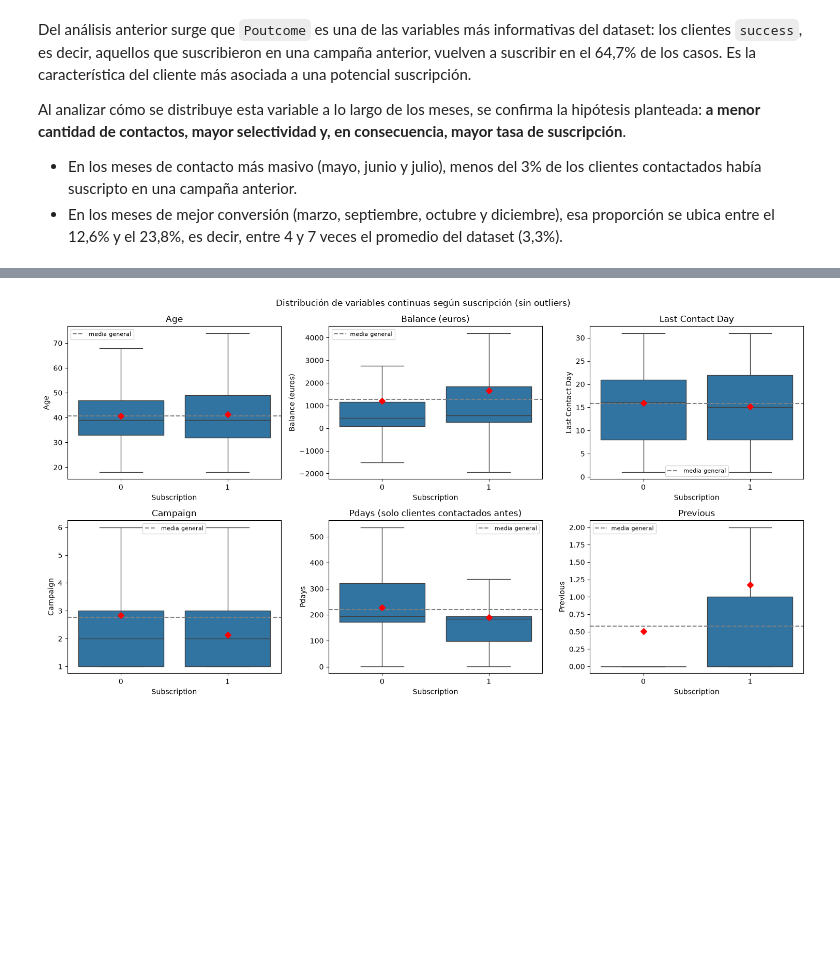
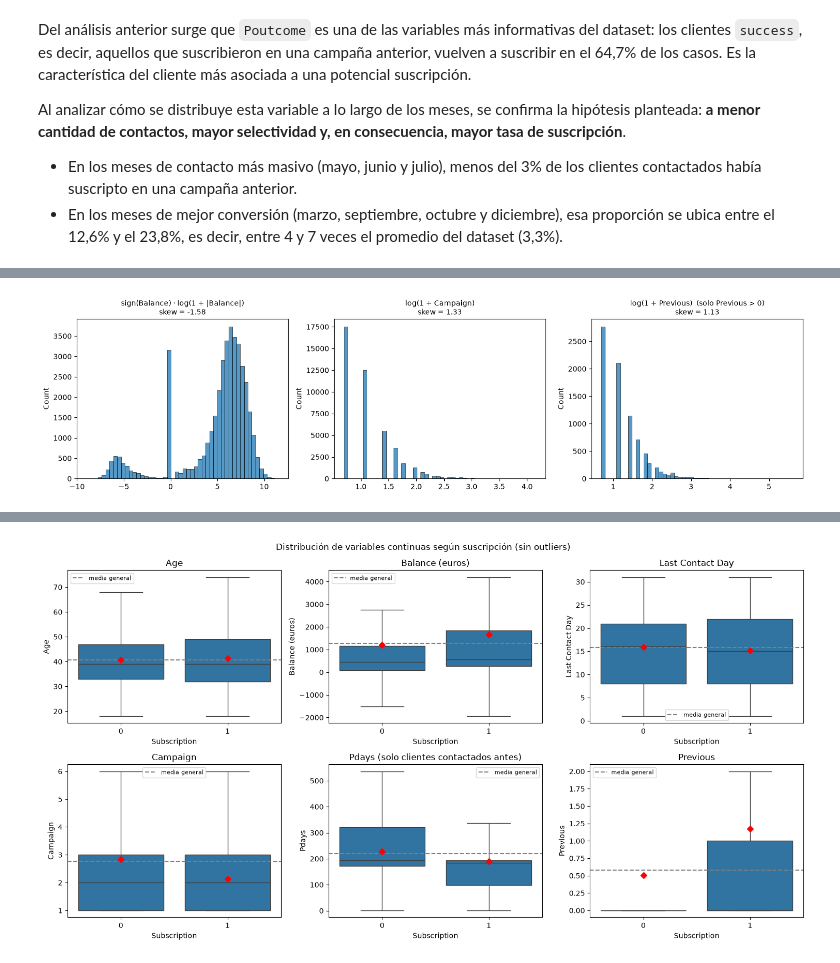
Before and after one commit to nach0osole/data_science_utn_clusterai2026_Sole, a Jupyter notebook: clusterai_juanignacio_sole_eda.ipynb, the cells around one changed output, grey strips where cells are left out. Saved outputs shown, nothing was run; the diff lists cells and outputs as text; code cells hidden in the pictures; blank space fills up the shorter version.

```diff
--- a/clusterai_juanignacio_sole_eda.ipynb
+++ b/clusterai_juanignacio_sole_eda.ipynb
@@ -343,0 +484,21 @@ El siguiente paso será analizar las variables continuas: **¿cómo se distribuy
+# %%
+balance = df_raw["Balance (euros)"].dropna()
+previous_pos = df_raw.loc[df_raw["Previous"] > 0, "Previous"]
+
+transformadas = {
+    "sign(Balance) · log(1 + |Balance|)": np.sign(balance) * np.log1p(np.abs(balance)),
+    "log(1 + Campaign)": np.log1p(df_raw["Campaign"]),
+    "log(1 + Previous)  (solo Previous > 0)": np.log1p(previous_pos),
+}
+
+fig, axes = plt.subplots(1, 3, figsize=(15, 4))
+
+for ax, (nombre, datos) in zip(axes, transformadas.items()):
+    sns.histplot(datos, bins=50, ax=ax)
+    ax.set_title(f"{nombre}\nskew = {skew(datos):.2f}", fontsize=10)
+    ax.set_xlabel("")
+
+plt.tight_layout()
+plt.show()
+# %% [output]
+[figure, added]
```
Also changed, not shown: parts of 29 cells of this notebook, 6 other files.
